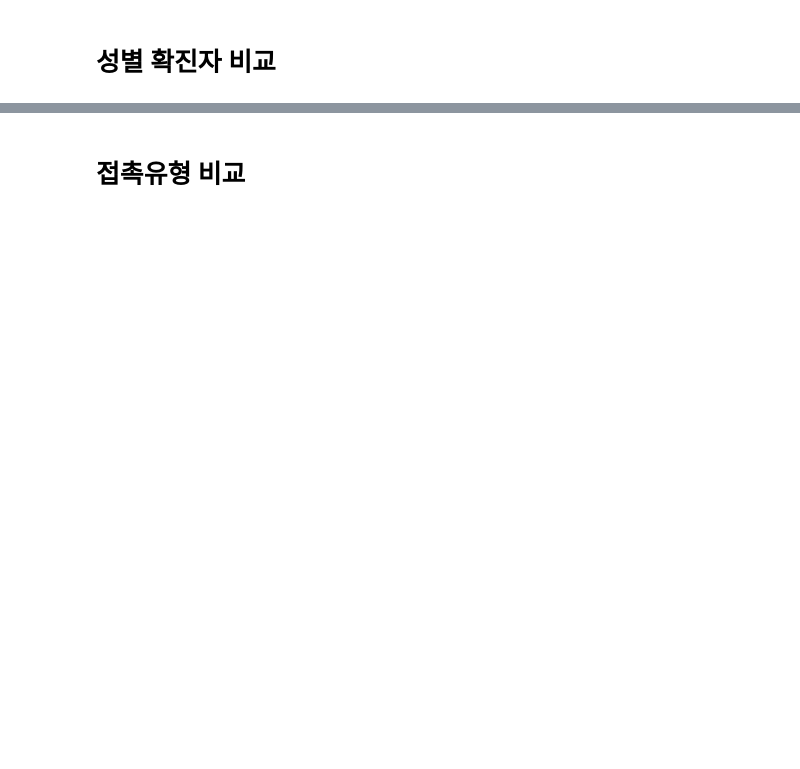
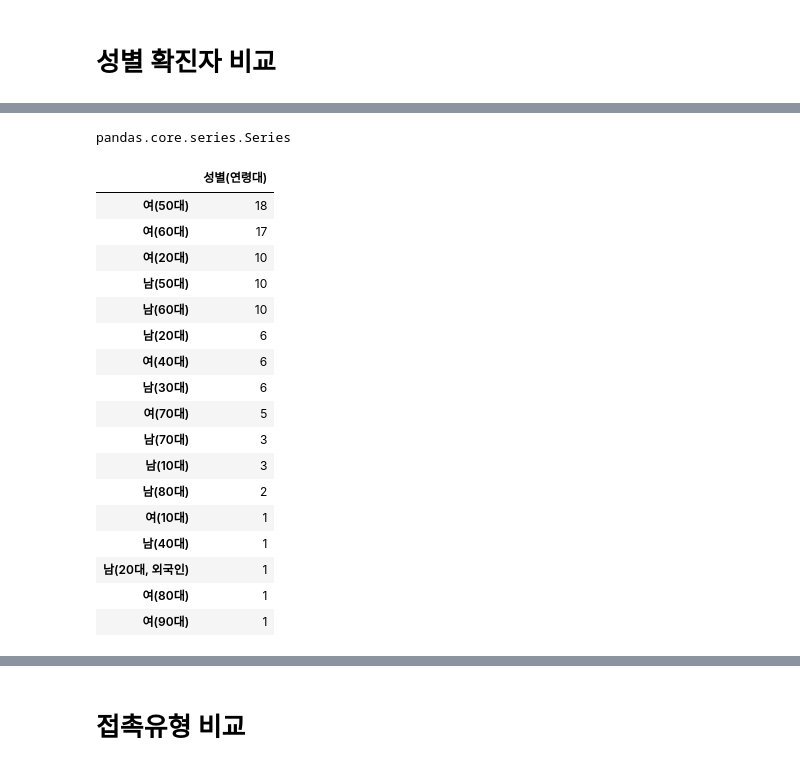
Before and after one commit to krousk/python-space, a Jupyter notebook: 파이썬 2차 개인 프로젝트.ipynb, the cells around one changed output, grey strips where cells are left out. Saved outputs shown, nothing was run; the diff lists cells and outputs as text; code cells hidden in the pictures; blank space fills up the shorter version.

```diff
--- a/파이썬 2차 개인 프로젝트.ipynb
+++ b/파이썬 2차 개인 프로젝트.ipynb
@@ -323,2 +311,28 @@ sex
 여(90대)          1
 Name: 성별(연령대), dtype: int64
+# %%
+type(sex)
+# %% [output]
+pandas.core.series.Series
+# %%
+sex_df=pd.DataFrame(sex)
+sex_df
+# %% [output]
+|  | 성별(연령대) |
+| 여(50대) | 18 |
+| 여(60대) | 17 |
+| 여(20대) | 10 |
+| 남(50대) | 10 |
+| 남(60대) | 10 |
+| 남(20대) | 6 |
+| 여(40대) | 6 |
+| 남(30대) | 6 |
+| 여(70대) | 5 |
+| 남(70대) | 3 |
+| 남(10대) | 3 |
+| 남(80대) | 2 |
+| 여(10대) | 1 |
+| 남(40대) | 1 |
+| 남(20대, 외국인) | 1 |
+| 여(80대) | 1 |
+| 여(90대) | 1 |
```
Also changed, not shown: parts of 20 cells of this notebook.
